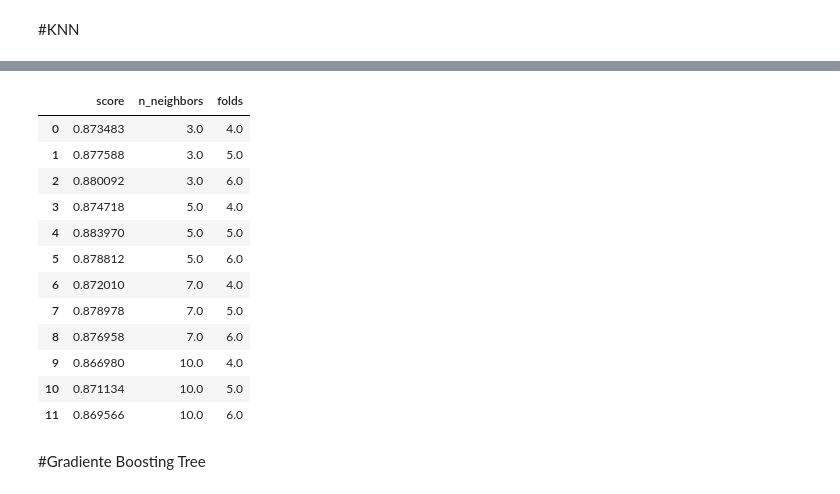
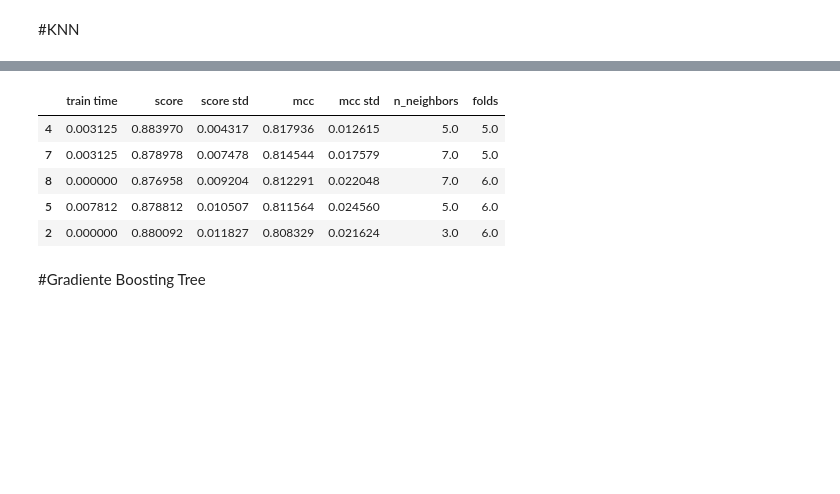
Before and after one commit to AlejandroMG1/celestial-body-clasification, a Jupyter notebook: Celestial_body_classification.ipynb, the cells around one changed output, grey strips where cells are left out. Drawn from its saved outputs; the diff is of its cells as text; code cells hidden in the pictures; blank space fills up the shorter version.

```diff
--- a/Celestial_body_classification.ipynb
+++ b/Celestial_body_classification.ipynb
@@ -365,17 +365,28 @@ def KNN(data_set,neighbors,folds):
     for fold in folds:
       skf = StratifiedKFold(n_splits=fold)
       scores = []
+      times = []
+      mccs = []
       for train, test in skf.split(X, Y):
         Xtrain, Xtest = X.iloc[train], X.iloc[test]
         Ytrain, Ytest = Y.iloc[train], Y.iloc[test]
         Xtrain = scaler.fit_transform(Xtrain)
         Xtest = scaler.fit_transform(Xtest)
+        start = time.process_time()
         modelo = KNeighborsClassifier(n_neighbors=n)
         modelo.fit(X=Xtrain,y=Ytrain)
+        end = time.process_time()
         yPred = modelo.predict(X=Xtest)
         score = balanced_accuracy_score(y_true=Ytest, y_pred=yPred)
+        mcc = matthews_corrcoef(y_true=Ytest, y_pred=yPred)
         scores.append(score)
+        mccs.append(mcc)
+        times.append( end - start )
+      resultados.loc[idx,'train time']=np.mean(times)
       resultados.loc[idx,'score']=np.mean(scores)
+      resultados.loc[idx,'score std']=np.std(scores)
+      resultados.loc[idx,'mcc']=np.mean(mccs)
+      resultados.loc[idx,'mcc std']=np.std(mccs)
       resultados.loc[idx,'n_neighbors']=n
       resultados.loc[idx,'folds']=fold
       idx=idx+1
@@ -401,21 +405,14 @@ knn_outliers_results.sort_values(['score'],ascending=[False]).head(5)
 # %%
 knn_no_outliers_results = KNN(data_set=no_outliers_data,folds=[4,5,6], neighbors=[3,5,7,10])
 knn_no_outliers_results.to_csv('knn_no_outliers.csv')
-knn_no_outliers_results.sort_values(['score'],ascending=[False]).head(5)
+knn_no_outliers_results.sort_values(['mcc'],ascending=[False]).head(5)
 # %% [output]
-|  | score | n_neighbors | folds |
-| 0 | 0.873483 | 3.0 | 4.0 |
-| 1 | 0.877588 | 3.0 | 5.0 |
-| 2 | 0.880092 | 3.0 | 6.0 |
-| 3 | 0.874718 | 5.0 | 4.0 |
-| 4 | 0.883970 | 5.0 | 5.0 |
-| 5 | 0.878812 | 5.0 | 6.0 |
-| 6 | 0.872010 | 7.0 | 4.0 |
-| 7 | 0.878978 | 7.0 | 5.0 |
-| 8 | 0.876958 | 7.0 | 6.0 |
-| 9 | 0.866980 | 10.0 | 4.0 |
-| 10 | 0.871134 | 10.0 | 5.0 |
-| 11 | 0.869566 | 10.0 | 6.0 |
+|  | train time | score | score std | mcc | mcc std | n_neighbors | folds |
+| 4 | 0.003125 | 0.883970 | 0.004317 | 0.817936 | 0.012615 | 5.0 | 5.0 |
+| 7 | 0.003125 | 0.878978 | 0.007478 | 0.814544 | 0.017579 | 7.0 | 5.0 |
+| 8 | 0.000000 | 0.876958 | 0.009204 | 0.812291 | 0.022048 | 7.0 | 6.0 |
+| 5 | 0.007812 | 0.878812 | 0.010507 | 0.811564 | 0.024560 | 5.0 | 6.0 |
+| 2 | 0.000000 | 0.880092 | 0.011827 | 0.808329 | 0.021624 | 3.0 | 6.0 |
 # %% [markdown]
 #Gradiente Boosting Tree
 # %%
```
Also changed, not shown: parts of 27 cells of this notebook.
